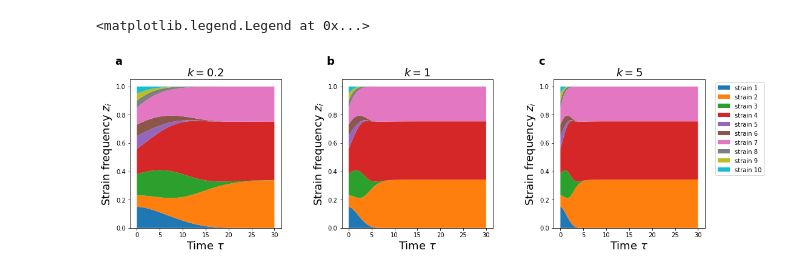
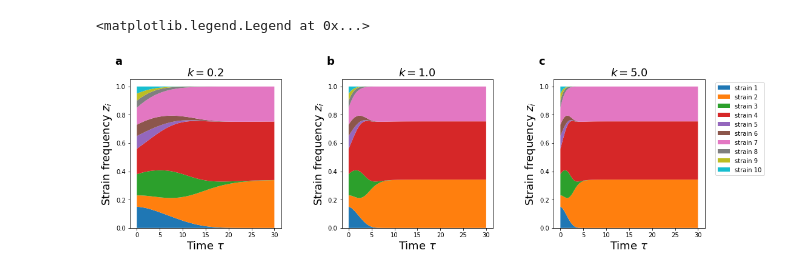
Before and after one commit to lthminhthao/quasineutral_coinfection_N-strains_multiple-variations, a Jupyter notebook: 2_variation_in_coinfection-clearance-rates.ipynb, the cells around one changed output. Saved outputs shown, nothing was run; the diff lists cells and outputs as text; code cells hidden in the pictures.

```diff
--- a/2_variation_in_coinfection-clearance-rates.ipynb
+++ b/2_variation_in_coinfection-clearance-rates.ipynb
@@ -11,7 +11,7 @@ import matplotlib.pyplot  as  plt
 np.set_printoptions(linewidth = 130, precision = 13)
 %matplotlib inline
 # %%
-def repli(R0, k): #solve the solution for replicator
+def repli(k): #solve the solution for replicator
     #parameters
     m = beta/R0
 
@@ -28,7 +28,7 @@ def repli(R0, k): #solve the solution for replicator
     for i in range (0, n):
         for j in range (0, n):
             lamd[i][j] = teth3*(-nu2d[i][j] - nu2d[j][i] + 2*nu2d[j][j]) # pairwise invasion fitness
-        #replicator system and solve
+    #replicator system and solve
     def du_dt(u, t = 0):
         return u*(np.dot(lamd,u) - np.dot(np.dot(lamd,u),u))
 
@@ -37,8 +37,8 @@ def repli(R0, k): #solve the solution for replicator
     s = []
     for i in range(0, n):
         s.append(u.T[i])
-    t3 = np.around(teth3,3)
-    return s,t3, lamd
+
+    return s
 # %%
 # value of variations u_{ij}
 nu2d = np.array([[ 3.,  3., -3., -5., -4., -1.,  2., -2., -3.,  3.],
@@ -68,26 +61,23 @@ for i in range(0,n):
-# %%
-fig, (ax1, ax2, ax3) = plt.subplots(1, 3, figsize = (17,4.5))
-fig.subplots_adjust(wspace = 0.4)
-
-ax1.stackplot(t, s1, labels = labels)
-ax1.set_xlabel("Time $\\tau$", fontsize = 18)
-ax1.set_ylabel("Strain frequency $z_i$", fontsize = 18)
-ax1.set_title('$k = 0.2$', fontsize = 18)
-ax1.text(-0.1, 1.1, 'a', transform=ax1.transAxes, size=18, weight='bold')
-
-
-ax2.stackplot(t, s2, labels = labels)
-ax2.set_xlabel("Time $\\tau$", fontsize = 18)
-ax2.set_ylabel("Strain frequency $z_i$", fontsize = 18)
-ax2.set_title('$k = 1$', fontsize = 18)
-ax2.text(-0.1, 1.1, 'b', transform=ax2.transAxes, size=18, weight='bold')
-
-ax3.stackplot(t, s3, labels = labels)
-ax3.set_xlabel("Time $\\tau$", fontsize = 18)
-ax3.set_ylabel("Strain frequency $z_i$", fontsize = 18)
-ax3.set_title('$k = 5$', fontsize = 18)
-ax3.text(-0.1, 1.1, 'c', transform=ax3.transAxes, size=18, weight='bold')
-ax3.legend(bbox_to_anchor=(1.05, 1), loc='upper left')
-# %% [output]
-<matplotlib.legend.Legend at 0x...>
-[figure, removed]
+# %%
+k_value = np.array([0.2, 1, 5])
+order = np.array(['a', 'b', 'c'])
+
+fig, ax = plt.subplots(1, len(k_value), figsize = (17,4.5))
+fig.subplots_adjust(wspace = 0.4)
+
+labels = []
+for i in range(0,n):
+    labels.append('strain {}'.format(i+1))
+
+for i in range (0, len(k_value)):
+    s = repli(k_value[i])
+    ax[i].stackplot(t, s, labels = labels)
+    ax[i].set_xlabel("Time $\\tau$", fontsize = 18)
+    ax[i].set_ylabel("Strain frequency $z_i$", fontsize = 18)
+    ax[i].set_title('$k = {}$'.format(k_value[i]), fontsize = 18)
+    ax[i].text(-0.1, 1.1, '{}'.format(order[i]), transform=ax[i].transAxes, size=18, weight='bold')
+
+ax[2].legend(bbox_to_anchor=(1.05, 1), loc='upper left')
+# %% [output]
+<matplotlib.legend.Legend at 0x...>
+[figure, added]
```
Also changed, not shown: parts of 2 cells of this notebook, 3 other files.
